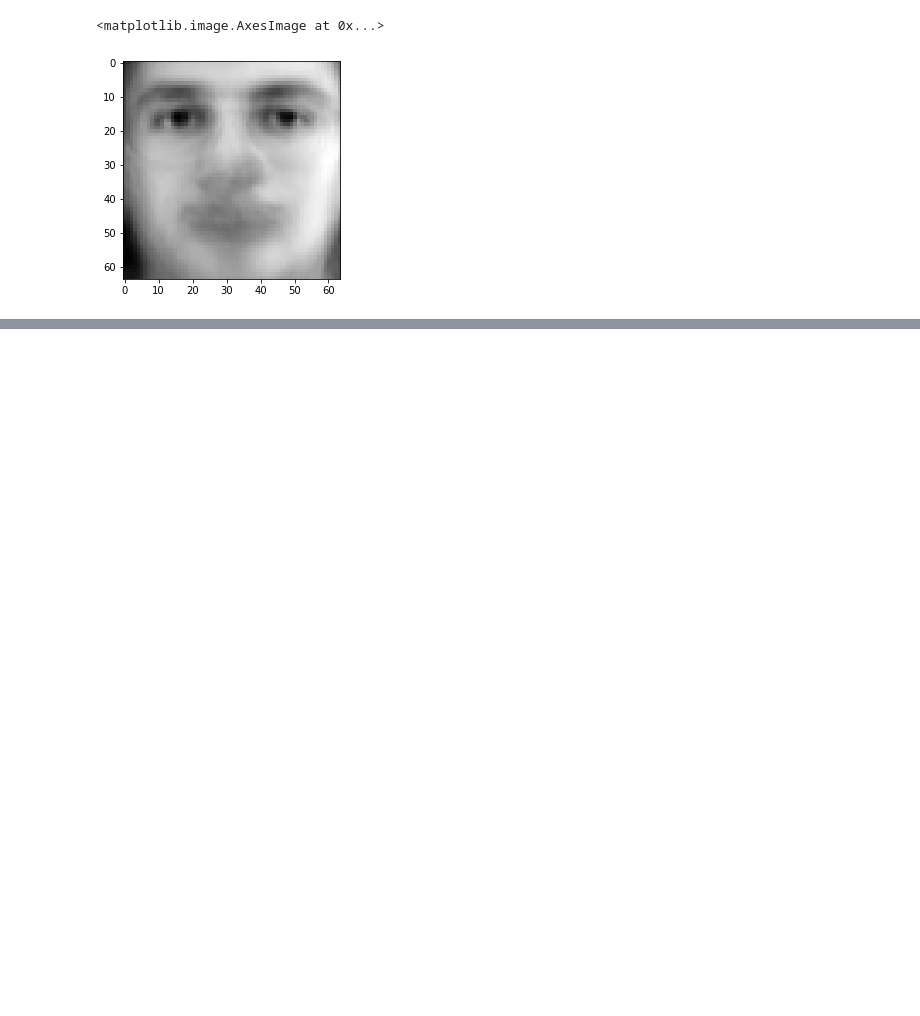
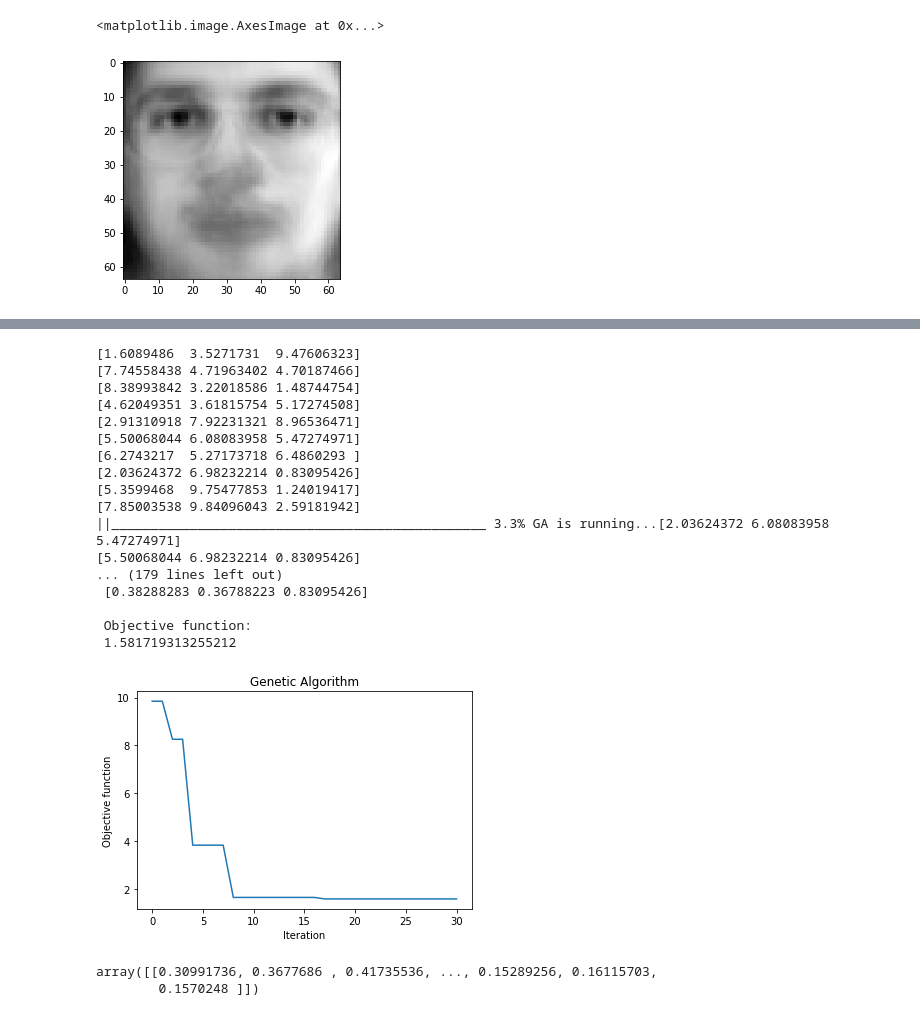
Before and after one commit to cse6740/Main, a Jupyter notebook: Project/project.ipynb, the cells around one changed output, grey strips where cells are left out. Cells and saved outputs as stored; diff of their text form; code cells hidden in the pictures; blank space fills up the shorter version.

```diff
--- a/Project/project.ipynb
+++ b/Project/project.ipynb
@@ -228,0 +260,51 @@ plt.imshow((V@(mu[0])).T.reshape((64,64)), cmap=plt.cm.gray)
+# %%
+import numpy as np
+from geneticalgorithm import geneticalgorithm as ga
+
+def f(X):
+    print(X)
+    return np.sum(X)
+
+
+varbound=np.array([[0,10]]*3)
+
+algorithm_param = {'max_num_iteration': 30,\
+                   'population_size':10,\
+                   'mutation_probability':0.1,\
+                   'elit_ratio': 0.01,\
+                   'crossover_probability': 0.5,\
+                   'parents_portion': 0.3,\
+                   'crossover_type':'uniform',\
+                   'max_iteration_without_improv':None}
+
+model=ga(function=f,\
+            dimension=3,\
+            variable_type='real',\
+            variable_boundaries=varbound,\
+            algorithm_parameters=algorithm_param)
+
+model.run()
+# %% [output]
+[1.6089486  3.5271731  9.47606323]
+[7.74558438 4.71963402 4.70187466]
+[8.38993842 3.22018586 1.48744754]
+[4.62049351 3.61815754 5.17274508]
+[2.91310918 7.92231321 8.96536471]
+[5.50068044 6.08083958 5.47274971]
+[6.2743217  5.27173718 6.4860293 ]
+[2.03624372 6.98232214 0.83095426]
+[5.3599468  9.75477853 1.24019417]
+[7.85003538 9.84096043 2.59181942]
+||________________________________________________ 3.3% GA is running...[2.03624372 6.08083958 5.47274971]
+[5.50068044 6.98232214 0.83095426]
+... (179 lines left out)
+ [0.38288283 0.36788223 0.83095426]
+
+ Objective function:
+ 1.581719313255212
+[figure, added]
+# %%
+data.values[:1]
+# %% [output]
+array([[0.30991736, 0.3677686 , 0.41735536, ..., 0.15289256, 0.16115703,
+        0.1570248 ]])
```
Also changed, not shown: parts of 19 cells of this notebook.
